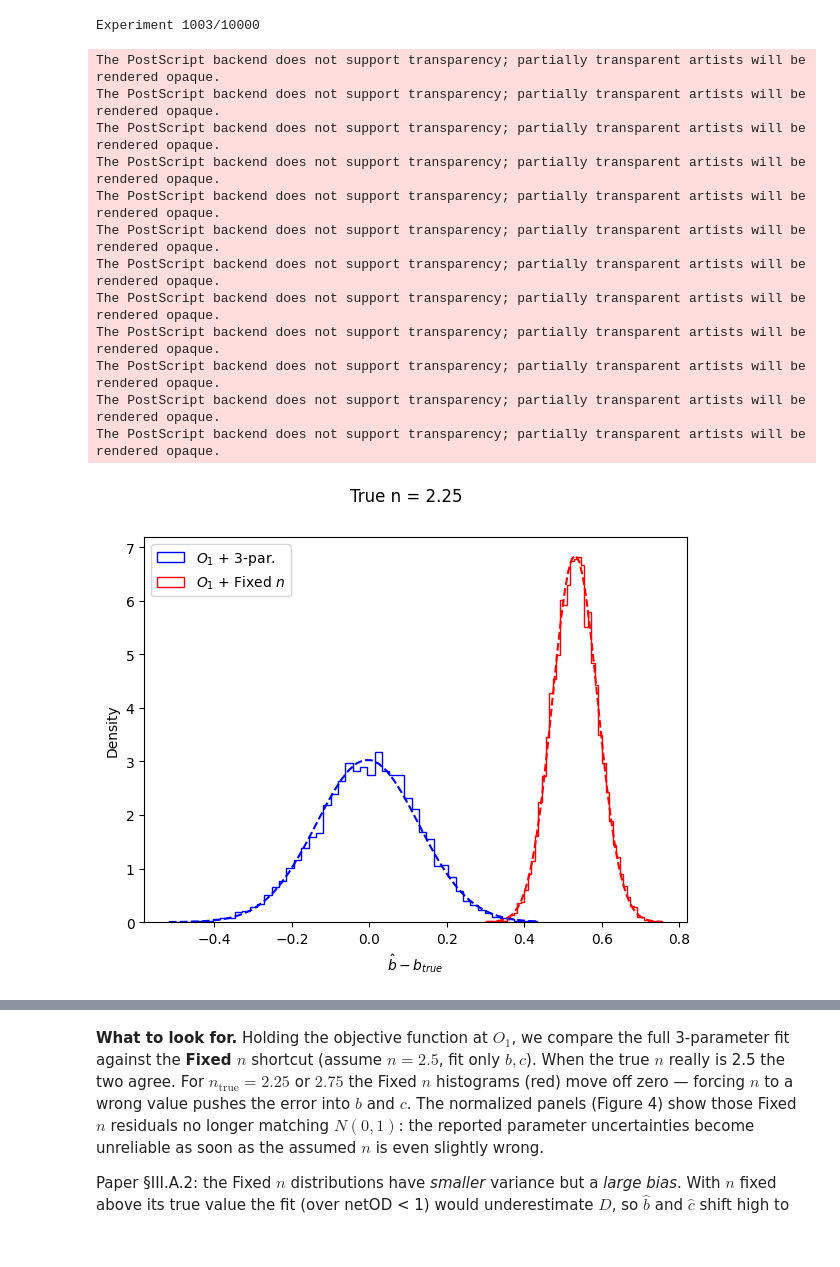
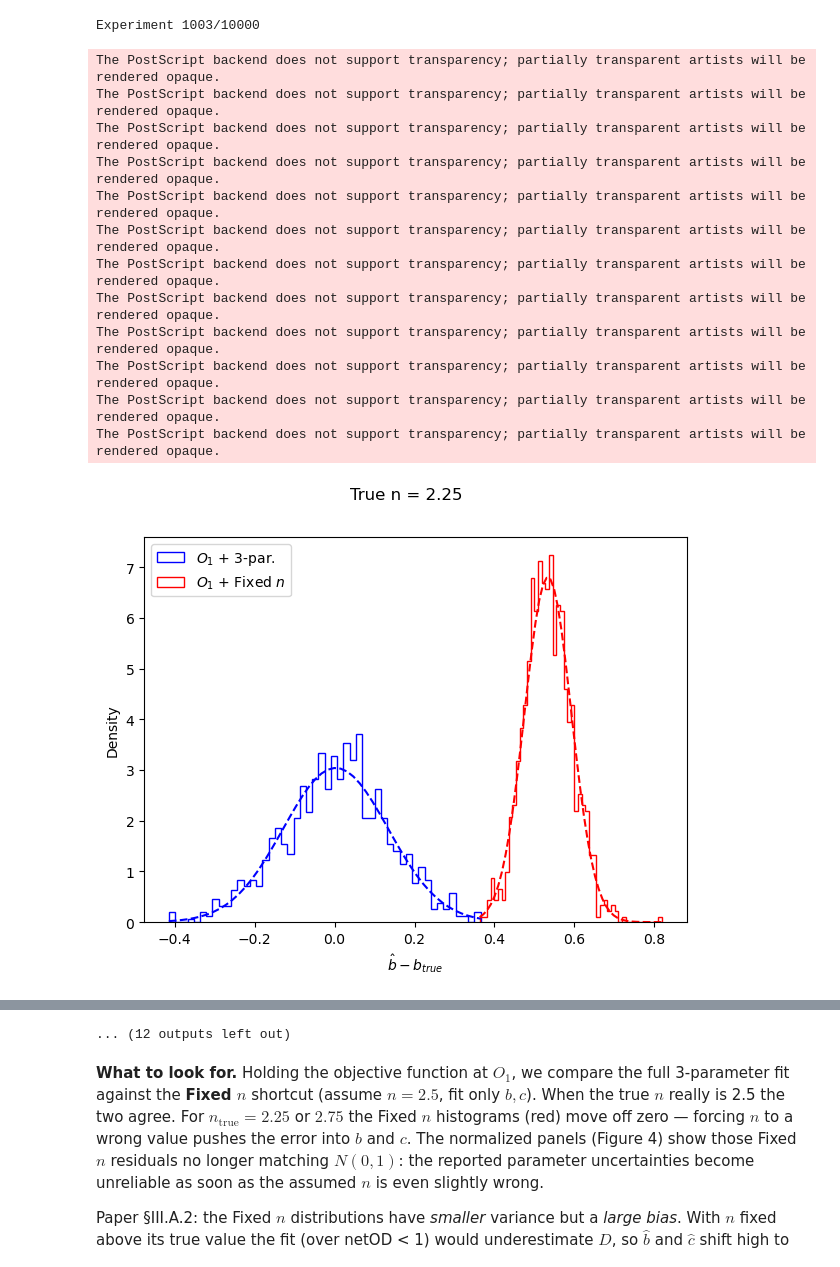
Before and after one commit to kmrakovcic/StatisticsRadiochromicFilmCalibration, a Jupyter notebook: Revisiting_Statistical_Methods_for_Radiochromic_Film_Dosimetry.ipynb, the cells around one changed output, grey strips where cells are left out. Drawn from its saved outputs; the diff is of its cells as text; code cells hidden in the pictures.

```diff
--- a/Revisiting_Statistical_Methods_for_Radiochromic_Film_Dosimetry.ipynb
+++ b/Revisiting_Statistical_Methods_for_Radiochromic_Film_Dosimetry.ipynb
@@ -106,7 +106,7 @@ import os
 #                      exactly, ~30 min total runtime.
 #   True            -> experiments = 1000, ~1-2 min, noisier but qualitatively
 #                      identical figures. Use for a quick interactive read.
-QUICK_MODE = False
+QUICK_MODE = True
 experiments = 1000 if QUICK_MODE else 10000
 
 # ---------------------------------------------------------------------------
@@ -309,11 +309,11 @@ def plot_normalized_histogram(param_fit_blue, param_fit_red, param_true,
     return fig, ax
 
 
-def plot_normalized_histogram_single(param_fit, param_true, sigma, param_name, nbins=50):
+def plot_normalized_histogram_single(param_fit, param_true, sigma, param_name, nbins=50, label_red=""):
     """Histogram of (param_hat - param_true)/sigma_hat for a single case, with N(mean,1) overlay."""
     fig, ax = plt.subplots(figsize=(7, 5))
     norm = (param_fit - param_true) / sigma
-    ax.hist(norm, bins=nbins, histtype='step', color='red', density=True)
+    ax.hist(norm, bins=nbins, histtype='step', color='red', density=True, label=label_red)
 
     x_n = np.linspace(np.min(norm), np.max(norm), nbins)
     ax.plot(x_n, sci.stats.norm.pdf(x_n, norm.mean(), 1),
@@ -580,7 +584,7 @@ for idx, n_t in enumerate(n_true_list):
     save_figure(fig_b, f"b_est-b_fix_{suffix}")
 
     fig_bn, ax_bn = plot_normalized_histogram_single(
-        b_fit_O1_fixn[:, idx], b_true, sigma_b_O1_fixn[:, idx], 'b',
+        b_fit_O1_fixn[:, idx], b_true, sigma_b_O1_fixn[:, idx], 'b', label_red=label_O1_fixn
     )
     save_figure(fig_bn, f"z_b_inv_fix_{suffix}")
 
@@ -593,38 +597,38 @@ for idx, n_t in enumerate(n_true_list):
     save_figure(fig_c, f"c_est-c_fix_{suffix}")
 
     fig_cn, ax_cn = plot_normalized_histogram_single(
-        c_fit_O1_fixn[:, idx], c_true, sigma_c_O1_fixn[:, idx], 'c',
+        c_fit_O1_fixn[:, idx], c_true, sigma_c_O1_fixn[:, idx], 'c', label_red=label_O1_fixn
     )
     save_figure(fig_cn, f"z_c_inv_fix_{suffix}")
 
     # Paper Figure 3 is the n_true = 2.25 case ONLY (raw b_hat-b, c_hat-c;
     # O1 + 3-par. vs O1 + Fixed n). The n=2.5 / n=2.75 plots and the
     # normalized Figure 4 are NOT among the paper's first three figures, so
     # they are intentionally excluded from the summary table.
     if np.isclose(n_t, 2.25):
         record_distribution("O1 + 3-par.", "b_hat - b",
                             b_fit_O1_3par[:, idx] - b_true, scenario,
                             figure="Figure 3", panel="(a) parameter b")
         record_distribution("O1 + 3-par.", "c_hat - c",
                             c_fit_O1_3par[:, idx] - c_true, scenario,
                             figure="Figure 3", panel="(b) parameter c")
         record_distribution("O1 + Fixed n", "b_hat - b",
                             b_fit_O1_fixn[:, idx] - b_true, scenario,
                             figure="Figure 3", panel="(a) parameter b")
         record_distribution("O1 + Fixed n", "c_hat - c",
                             c_fit_O1_fixn[:, idx] - c_true, scenario,
                             figure="Figure 3", panel="(b) parameter c")
 # %% [output]
 The PostScript backend does not support transparency; partially transparent artists will be rendered opaque.
 The PostScript backend does not support transparency; partially transparent artists will be rendered opaque.
 The PostScript backend does not support transparency; partially transparent artists will be rendered opaque.
 The PostScript backend does not support transparency; partially transparent artists will be rendered opaque.
 The PostScript backend does not support transparency; partially transparent artists will be rendered opaque.
 The PostScript backend does not support transparency; partially transparent artists will be rendered opaque.
 The PostScript backend does not support transparency; partially transparent artists will be rendered opaque.
 The PostScript backend does not support transparency; partially transparent artists will be rendered opaque.
 The PostScript backend does not support transparency; partially transparent artists will be rendered opaque.
 The PostScript backend does not support transparency; partially transparent artists will be rendered opaque.
 The PostScript backend does not support transparency; partially transparent artists will be rendered opaque.
 The PostScript backend does not support transparency; partially transparent artists will be rendered opaque.
-[figure, old version]
+[figure, new version]
@@ -642,3 +645,4 @@ The PostScript backend does not support transparency; partially transparent arti
+... (12 outputs left out)
 # %% [markdown]
 **What to look for.** Holding the objective function at $O_1$, we compare the full 3-parameter fit against the **Fixed $n$** shortcut (assume $n=2.5$, fit only $b, c$). When the true $n$ really is 2.5 the two agree. For $n_\text{true} = 2.25$ or $2.75$ the Fixed $n$ histograms (red) move off zero — forcing $n$ to a wrong value pushes the error into $b$ and $c$. The normalized panels (Figure 4) show those Fixed $n$ residuals no longer matching $N(0,1)$: the reported parameter uncertainties become unreliable as soon as the assumed $n$ is even slightly wrong.
 
```
Also changed, not shown: parts of 9 cells of this notebook.
